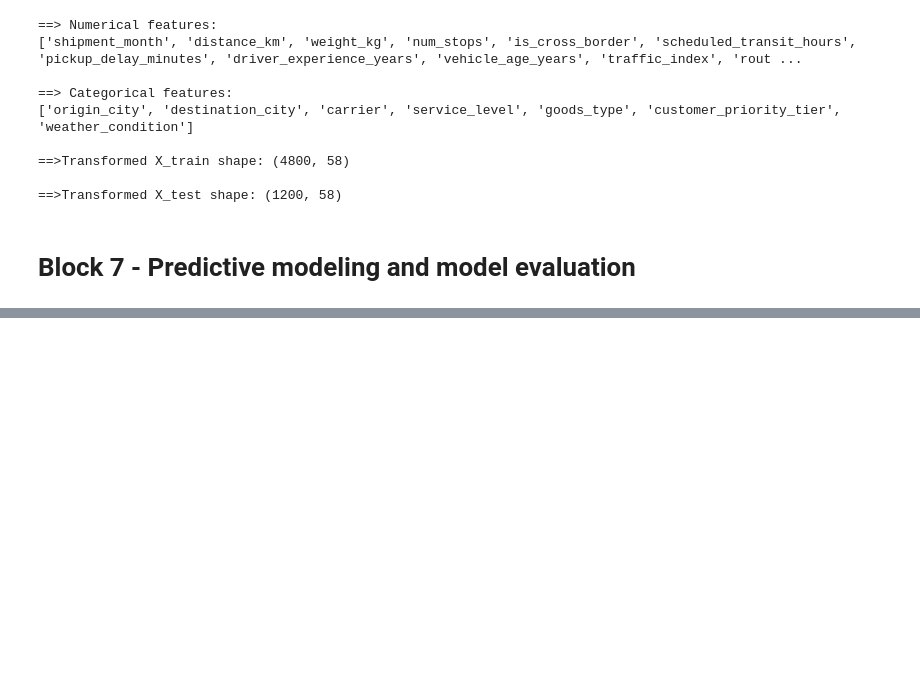
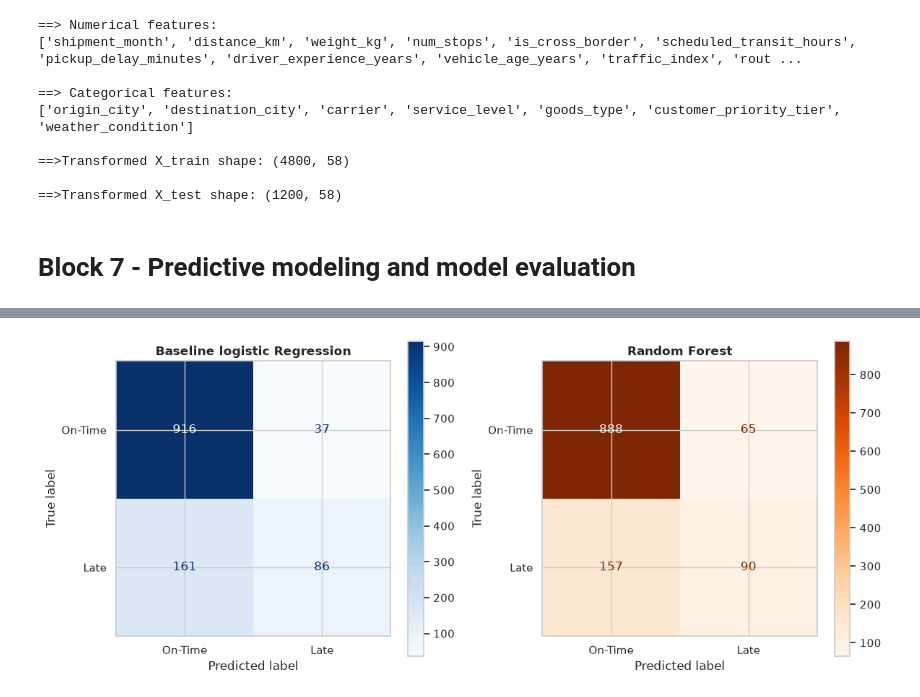
Before and after one commit to ingepsicomaster/SoftwareTools, a Jupyter notebook: Assignment1/MapleFreight_Delivery_Delay_Prediction_c0966684.ipynb, the cells around one changed output, grey strips where cells are left out. Saved outputs shown, nothing was run; the diff lists cells and outputs as text; code cells hidden in the pictures; blank space fills up the shorter version.

```diff
--- a/Assignment1/MapleFreight_Delivery_Delay_Prediction_c0966684.ipynb
+++ b/Assignment1/MapleFreight_Delivery_Delay_Prediction_c0966684.ipynb
@@ -411,0 +434,24 @@ print("\n==>Transformed X_test shape:",X_test_scaled.shape)
+# %%
+### I have to define a helper function to evaluate classification models and compute key business metrics
+def evaluate_model(model,X_test,y_test, model_name):
+    y_pred=model.predict(X_test)
+    #y_proba=model.predict_proba(X_test)[:,1] if hasattr(model,"predict_proba") else y_pred
+
+    metrics={
+        'Model':model_name,
+        'Accuracy':accuracy_score(y_test, y_pred),
+        'Precision':precision_score(y_test, y_pred),
+        'Recall':recall_score(y_test, y_pred),
+        'F1-score':f1_score(y_test, y_pred),
+        #'':rROC-AUCoc_auc_score(y_test, y_proba)
+        }
+    return metrics,y_pred
+
+### now I evaluate both trained models on the scaled test set
+baseline_metrics,y_pred_baseline=evaluate_model(baseline_model,X_test_scaled,y_test,'Logistic regression')
+rf_metrics, y_pred_rf= evaluate_model(rf_model, X_test_scaled, y_test, 'Random forest')
+
+### displaying comparative results in a structured dataframe
+results_df=pd.DataFrame([baseline_metrics,rf_metrics])
+print("==> Model comparison table:")
+display(results_df)
@@ -411,0 +468,20 @@ print("\n==>Transformed X_test shape:",X_test_scaled.shape)
+# %%
+### next plot confusion matrices for both models to analyze false positives and false negatives
+fig,axes=plt.subplots(1,2,figsize=(12,5))
+
+ConfusionMatrixDisplay.from_predictions(
+    y_test,y_pred_baseline,ax=axes[0],cmap='Blues',display_labels=['On-Time','Late']
+    )
+axes[0].set_title('Baseline logistic Regression', fontsize=12, weight='bold')
+
+ConfusionMatrixDisplay.from_predictions(
+    y_test,y_pred_rf,ax=axes[1],cmap='Oranges',display_labels=['On-Time','Late']
+    )
+axes[1].set_title('Random Forest',fontsize=12,weight='bold')
+
+plt.tight_layout()
+plt.show()
+
+### a friendly remainder: the target (positive label) is 'delivered_late' (value 1)
+# %% [output]
+[figure, added]
```
Also changed, not shown: parts of 6 cells of this notebook.
